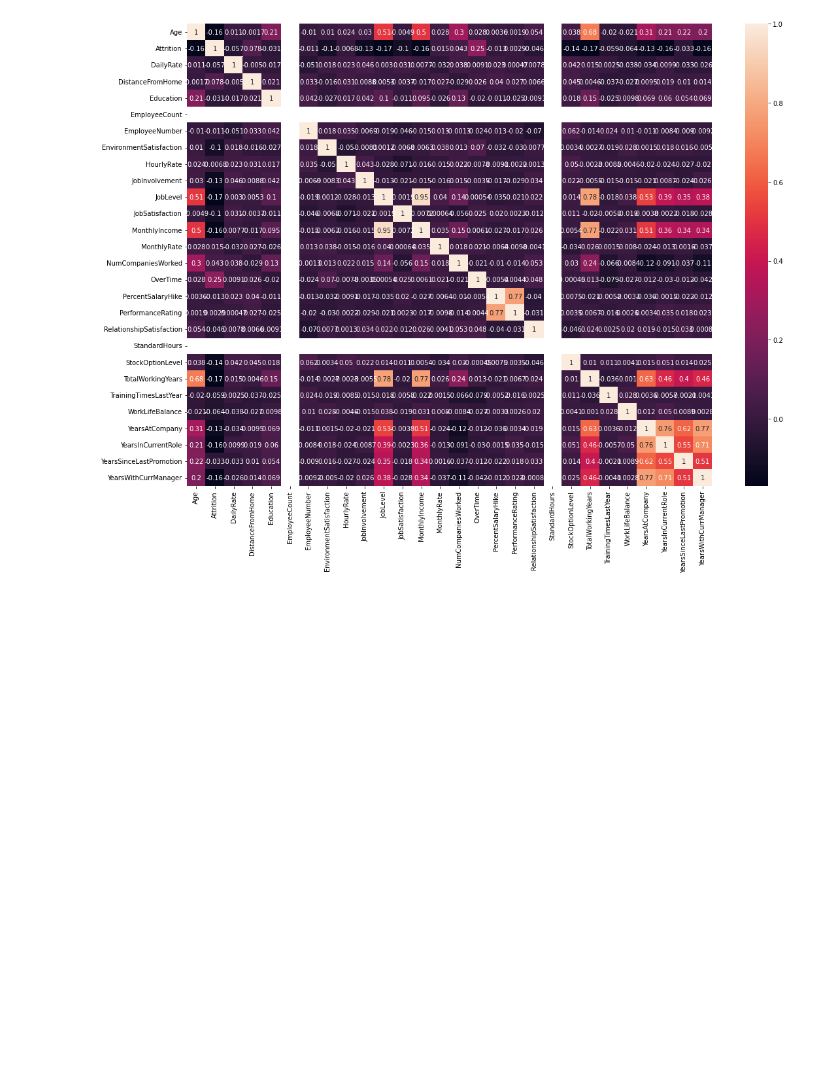
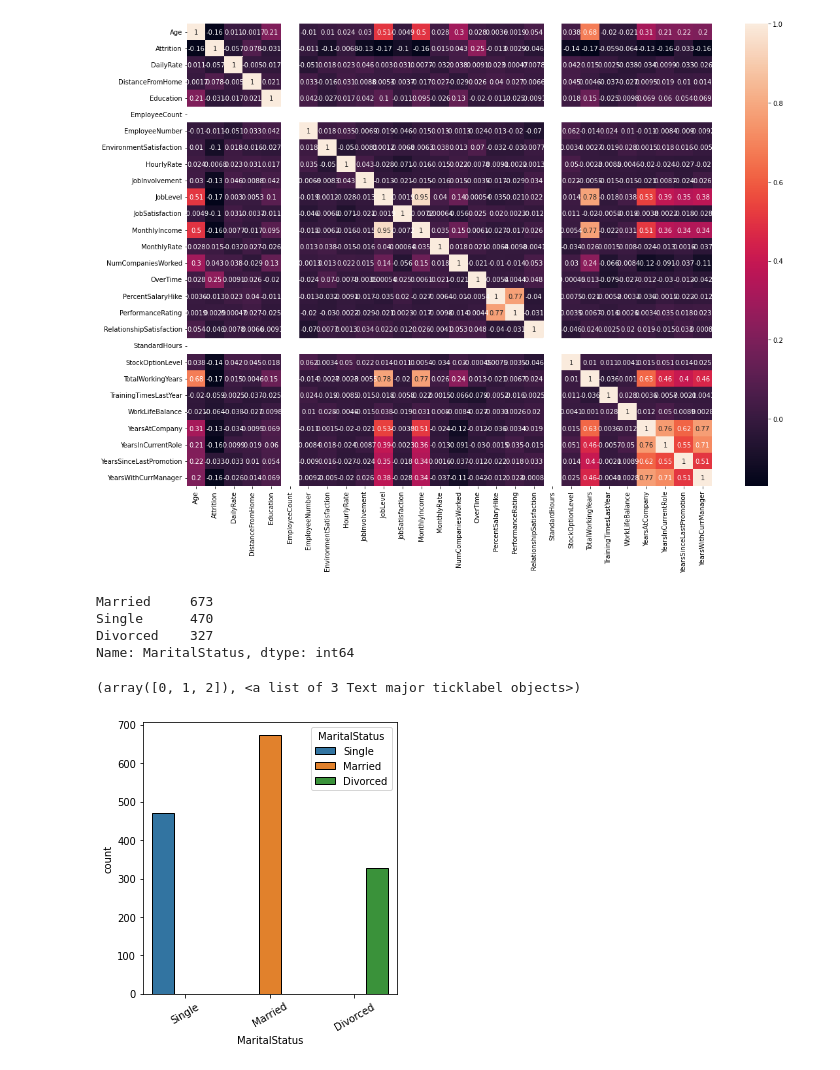
Before and after one commit to Shambhurajdesai/Data-analysis, a Jupyter notebook: Employee_Attrition.ipynb, the cells around one changed output. Drawn from its saved outputs; the diff is of its cells as text; code cells hidden in the pictures; blank space fills up the shorter version.

```diff
--- a/Employee_Attrition.ipynb
+++ b/Employee_Attrition.ipynb
@@ -261,3 +261,18 @@ sns.heatmap(df.corr(),annot=True,annot_kws={'size': 10})
 # %% [output]
 <matplotlib.axes._subplots.AxesSubplot at 0x...>
 [figure]
+# %%
+df.MaritalStatus.value_counts()
+# %% [output]
+Married     673
+Single      470
+Divorced    327
+Name: MaritalStatus, dtype: int64
+# %%
+plt.figure(figsize=(10,5))
+plt.subplot(1,2,1)
+sns.countplot('MaritalStatus',hue='MaritalStatus',ec='black',data=df)
+plt.xticks(rotation=30)
+# %% [output]
+(array([0, 1, 2]), <a list of 3 Text major ticklabel objects>)
+[figure, added]
```
Also changed, not shown: parts of 1 cell of this notebook.
